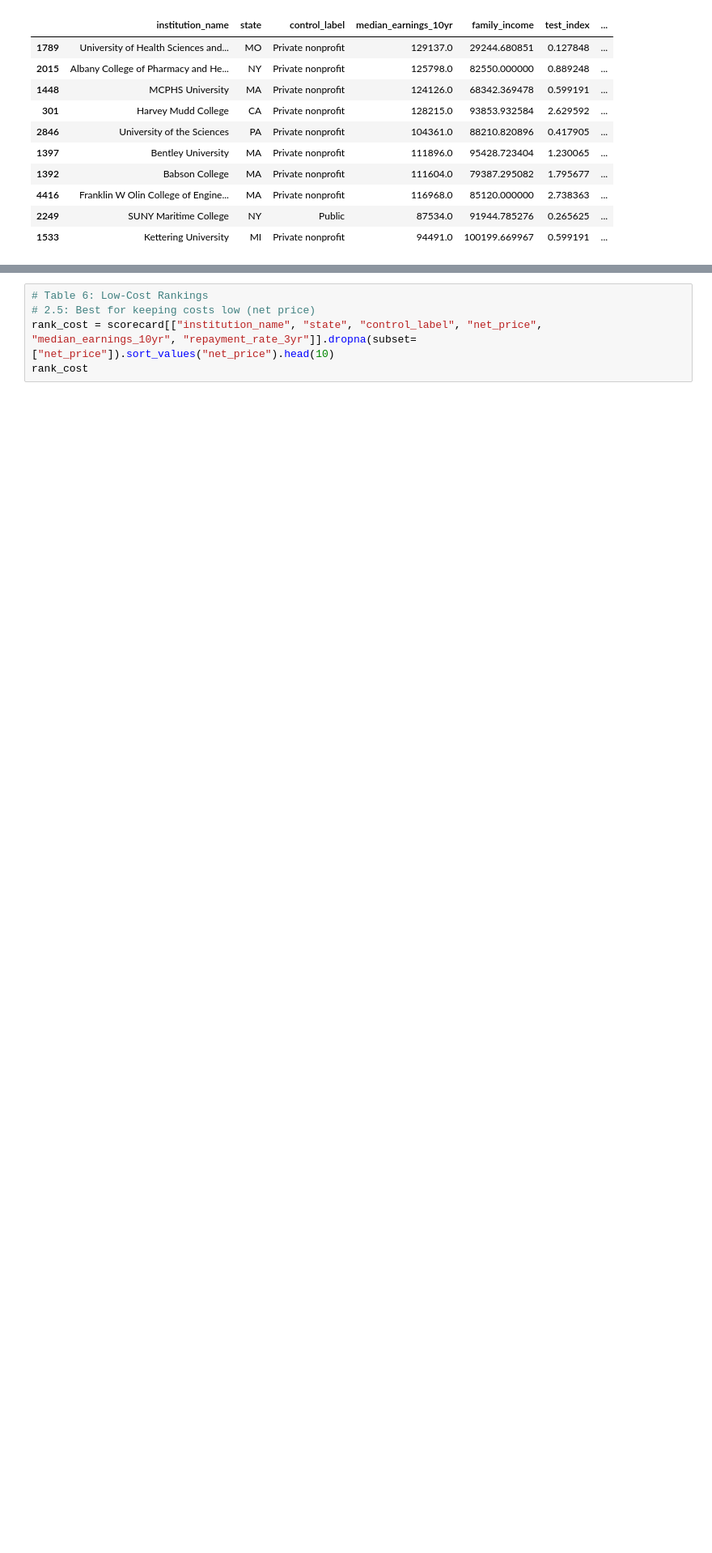
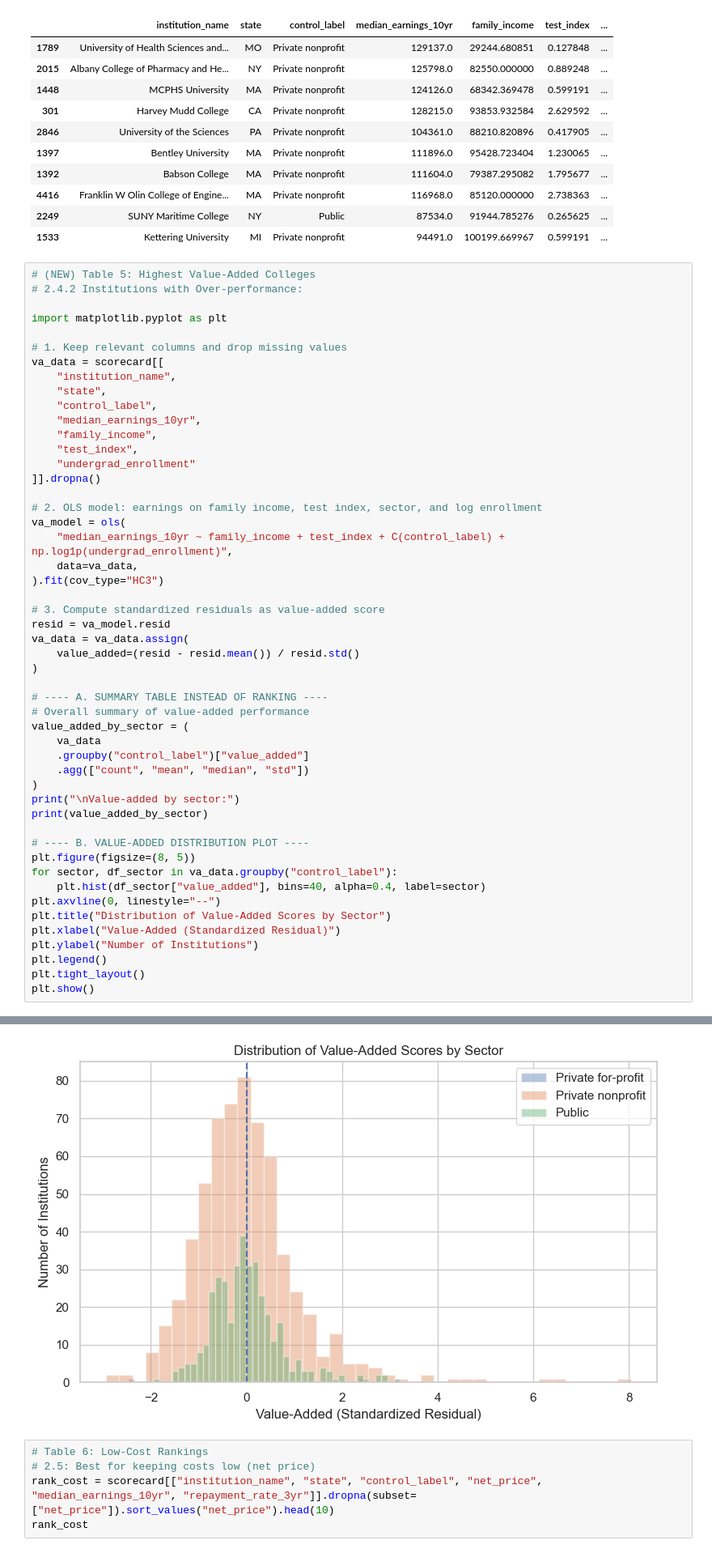
Before and after one commit to jethrochen0709/Econ570FinalProject, a Jupyter notebook: FInalProject.ipynb, the cells around one changed output, grey strips where cells are left out. Shown: that part at 81% size. Saved outputs shown, nothing was run; the diff lists cells and outputs as text; blank space fills up the shorter version.

Commit message:
changes to 2.4.1 and 2.4.2 figures and tables

```diff
--- a/FInalProject.ipynb
+++ b/FInalProject.ipynb
@@ -428,3 +468,54 @@ va_ranked[["institution_name", "state", "control_label", "median_earnings_10yr",
 | 4416 | Franklin W Olin College of Engine... | MA | Private nonprofit | 116968.0 | 85120.000000 | 2.738363 | ... |
 | 2249 | SUNY Maritime College | NY | Public | 87534.0 | 91944.785276 | 0.265625 | ... |
 | 1533 | Kettering University | MI | Private nonprofit | 94491.0 | 100199.669967 | 0.599191 | ... |
+# %%
+# (NEW) Table 5: Highest Value-Added Colleges
+# 2.4.2 Institutions with Over-performance:
+
+import matplotlib.pyplot as plt
+
+# 1. Keep relevant columns and drop missing values
+va_data = scorecard[[
+    "institution_name",
+    "state",
+    "control_label",
+    "median_earnings_10yr",
+    "family_income",
+    "test_index",
+    "undergrad_enrollment"
+]].dropna()
+
+# 2. OLS model: earnings on family income, test index, sector, and log enrollment
+va_model = ols(
+    "median_earnings_10yr ~ family_income + test_index + C(control_label) + np.log1p(undergrad_enrollment)",
+    data=va_data,
+).fit(cov_type="HC3")
+
+# 3. Compute standardized residuals as value-added score
+resid = va_model.resid
+va_data = va_data.assign(
+    value_added=(resid - resid.mean()) / resid.std()
+)
+
+# ---- A. SUMMARY TABLE INSTEAD OF RANKING ----
+# Overall summary of value-added performance
+value_added_by_sector = (
+    va_data
+    .groupby("control_label")["value_added"]
+    .agg(["count", "mean", "median", "std"])
+)
+print("\nValue-added by sector:")
+print(value_added_by_sector)
+
+# ---- B. VALUE-ADDED DISTRIBUTION PLOT ----
+plt.figure(figsize=(8, 5))
+for sector, df_sector in va_data.groupby("control_label"):
+    plt.hist(df_sector["value_added"], bins=40, alpha=0.4, label=sector)
+plt.axvline(0, linestyle="--")
+plt.title("Distribution of Value-Added Scores by Sector")
+plt.xlabel("Value-Added (Standardized Residual)")
+plt.ylabel("Number of Institutions")
+plt.legend()
+plt.tight_layout()
+plt.show()
+# %% [output]
@@ -431,3 +528,4 @@ va_ranked[["institution_name", "state", "control_label", "median_earnings_10yr",
+[figure, added]
 # %%
 # Table 6: Low-Cost Rankings
 # 2.5: Best for keeping costs low (net price)
```
Also changed, not shown: parts of 2 cells of this notebook.
